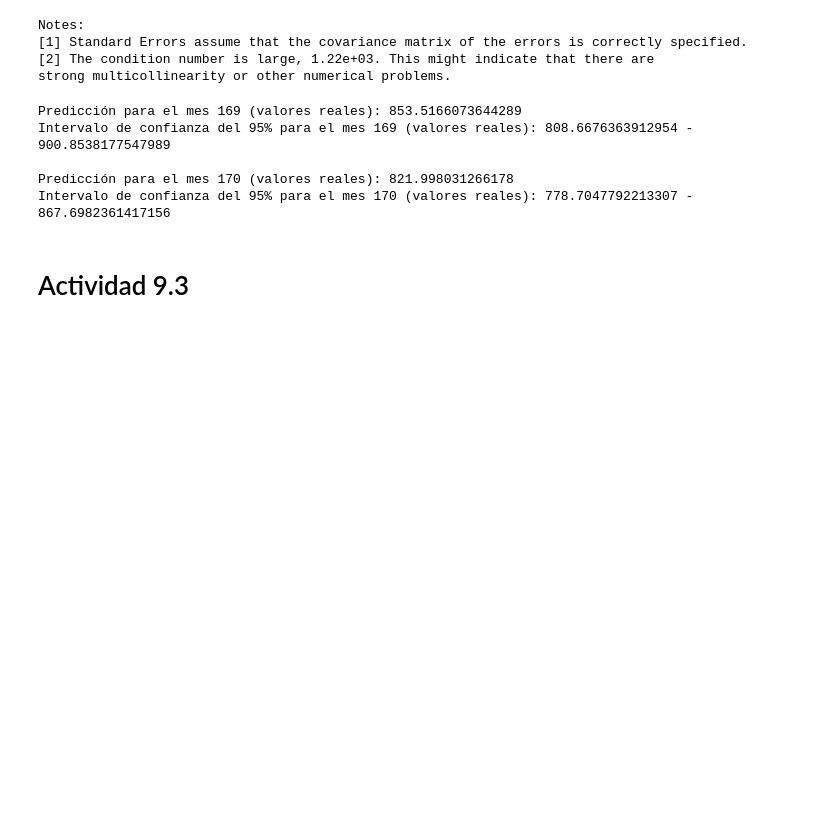
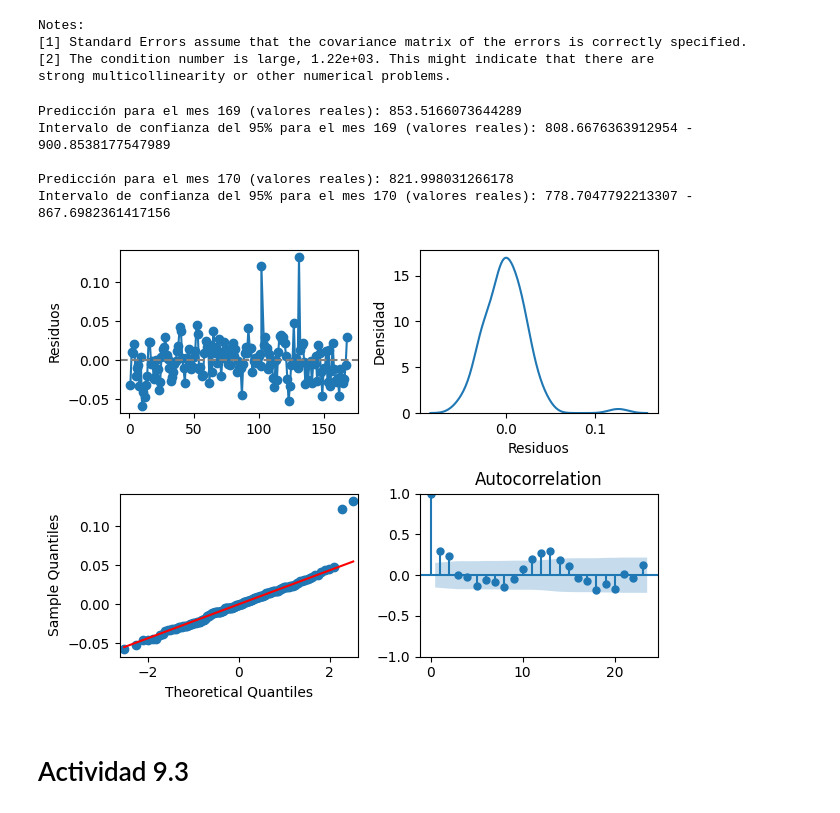
Before and after one commit to maferpy/unidad9, a Jupyter notebook: pronosticos.ipynb, the cells around one changed output. Saved outputs shown, nothing was run; the diff lists cells and outputs as text; code cells hidden in the pictures; blank space fills up the shorter version.

```diff
--- a/pronosticos.ipynb
+++ b/pronosticos.ipynb
@@ -268,6 +273,30 @@ Intervalo de confianza del 95% para el mes 169 (valores reales): 808.66763639129
 
 Predicción para el mes 170 (valores reales): 821.998031266178
 Intervalo de confianza del 95% para el mes 170 (valores reales): 778.7047792213307 - 867.6982361417156
+# %%
+import seaborn as sns
+import statsmodels.api as sm
+
+# Visualización de residuos
+r = model_full.resid
+fig, axs = plt.subplots(2, 2)
+
+axs[0, 0].plot(df['t'], r, marker='o')
+axs[0, 0].axhline(0, linestyle='--', color='grey')
+axs[0, 0].set_ylabel('Residuos')
+
+sns.kdeplot(r, ax=axs[0, 1])  # Plot de la densidad de residuos usando Seaborn
+axs[0, 1].set_xlabel('Residuos')
+axs[0, 1].set_ylabel('Densidad')
+
+sm.qqplot(r, line='q', ax=axs[1, 0])
+
+sm.graphics.tsa.plot_acf(r, ax=axs[1, 1])  # Eliminar 'ci' aquí
+
+plt.tight_layout()
+plt.show()
+# %% [output]
+[figure, added]
 # %% [markdown]
 # Actividad 9.3
 # %% [markdown]
```
Also changed, not shown: parts of 29 cells of this notebook.
